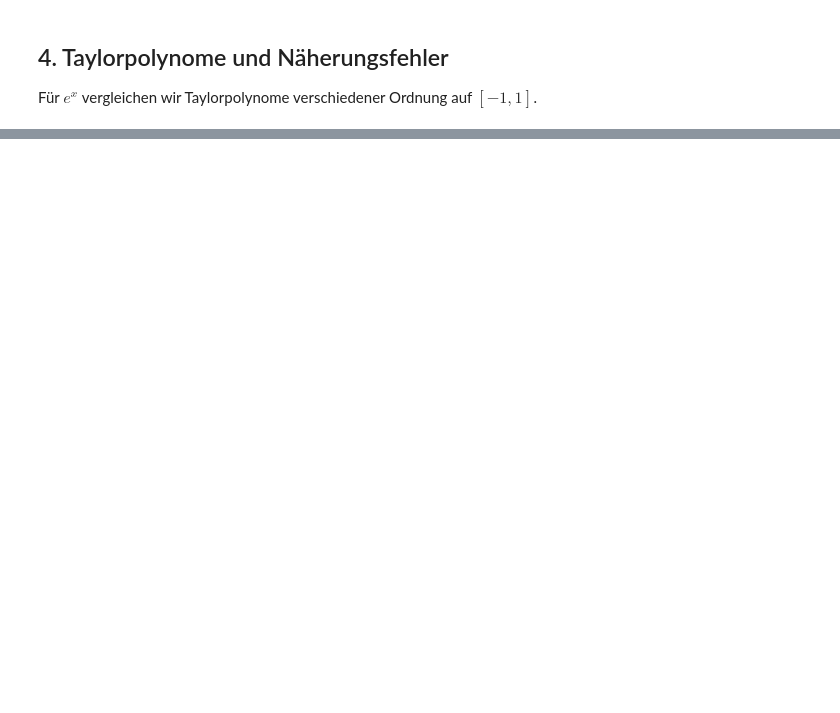
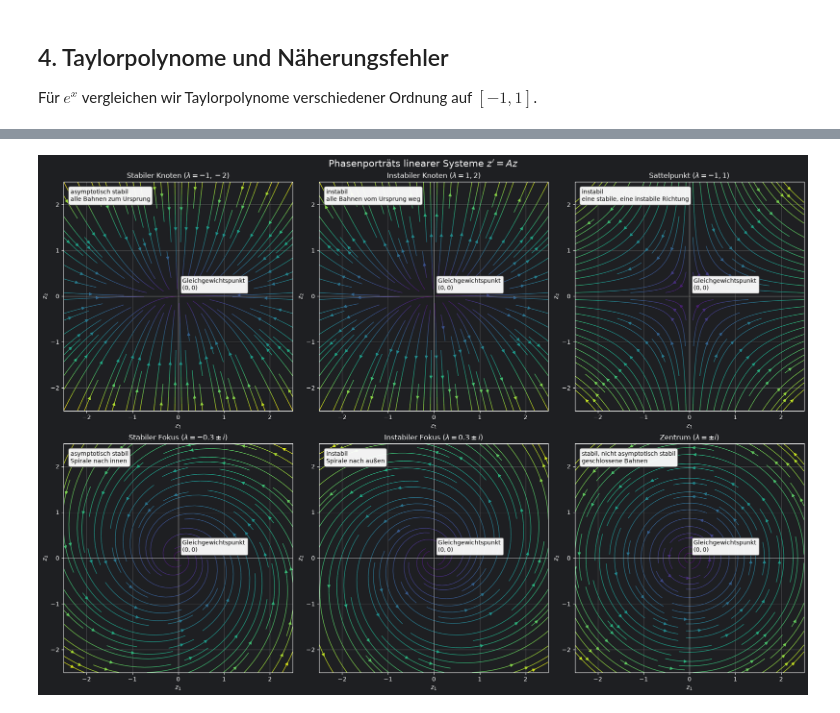
Before and after one commit to karkessler/dhbw-mathe3, a Jupyter notebook: notebooks/differentialgleichungen/00_mathematische_grundlagen.ipynb, the cells around one changed output, grey strips where cells are left out. Saved outputs shown, nothing was run; the diff lists cells and outputs as text; code cells hidden in the pictures; blank space fills up the shorter version.

```diff
--- a/notebooks/differentialgleichungen/00_mathematische_grundlagen.ipynb
+++ b/notebooks/differentialgleichungen/00_mathematische_grundlagen.ipynb
@@ -234,0 +502,43 @@ Stabil, weil alle Realteile negativ: True
+# %%
+# Phasenporträts: Die Pfeile zeigen die zeitliche Änderung z' = Az.
+zeilenumbruch = chr(10)
+faelle = [
+    (r'Stabiler Knoten ($\lambda=-1,-2$)', np.array([[-1., 0.], [0., -2.]]),
+     zeilenumbruch.join(['asymptotisch stabil', 'alle Bahnen zum Ursprung'])),
+    (r'Instabiler Knoten ($\lambda=1,2$)', np.array([[1., 0.], [0., 2.]]),
+     zeilenumbruch.join(['instabil', 'alle Bahnen vom Ursprung weg'])),
+    (r'Sattelpunkt ($\lambda=-1,1$)', np.array([[1., 0.], [0., -1.]]),
+     zeilenumbruch.join(['instabil', 'eine stabile, eine instabile Richtung'])),
+    (r'Stabiler Fokus ($\lambda=-0.3\pm i$)', np.array([[-0.3, -1.], [1., -0.3]]),
+     zeilenumbruch.join(['asymptotisch stabil', 'Spirale nach innen'])),
+    (r'Instabiler Fokus ($\lambda=0.3\pm i$)', np.array([[0.3, -1.], [1., 0.3]]),
+     zeilenumbruch.join(['instabil', 'Spirale nach außen'])),
+    (r'Zentrum ($\lambda=\pm i$)', np.array([[0., -1.], [1., 0.]]),
+     zeilenumbruch.join(['stabil, nicht asymptotisch stabil', 'geschlossene Bahnen'])),
+]
+
+gitter = np.linspace(-2.5, 2.5, 25)
+X, Y = np.meshgrid(gitter, gitter)
+fig, axes = plt.subplots(2, 3, figsize=(18, 12.6), constrained_layout=True)
+
+for ax, (titel, A, bemerkung) in zip(axes.flat, faelle):
+    U = A[0, 0] * X + A[0, 1] * Y
+    V = A[1, 0] * X + A[1, 1] * Y
+    geschwindigkeit = np.hypot(U, V)
+    ax.streamplot(X, Y, U, V, color=geschwindigkeit, cmap='viridis', density=1.15,
+                  linewidth=1, arrowsize=1.1)
+    ax.plot(0, 0, 'ko', ms=4)
+    ax.annotate('Gleichgewichtspunkt ' + zeilenumbruch + '$(0,0)$', xy=(0, 0), xytext=(7, 7),
+                textcoords='offset points', fontsize=10, color='black', ha='left', va='bottom',
+                bbox={'boxstyle': 'round,pad=0.25', 'fc': 'white', 'alpha': 0.95, 'ec': '0.3'})
+    ax.text(0.03, 0.97, bemerkung, transform=ax.transAxes, va='top', fontsize=10, color='black',
+            bbox={'boxstyle': 'round,pad=0.35', 'fc': 'white', 'alpha': 0.95, 'ec': '0.3'})
+    ax.axhline(0, color='0.75', lw=0.7)
+    ax.axvline(0, color='0.75', lw=0.7)
+    ax.set(xlim=(-2.5, 2.5), ylim=(-2.5, 2.5), aspect='equal', title=titel,
+           xlabel='$z_1$', ylabel='$z_2$')
+
+fig.suptitle("Phasenporträts linearer Systeme $z'=Az$", fontsize=16)
+plt.show()
+# %% [output]
+[figure, added]
```
Also changed, not shown: parts of 19 cells of this notebook, 2 other files.
